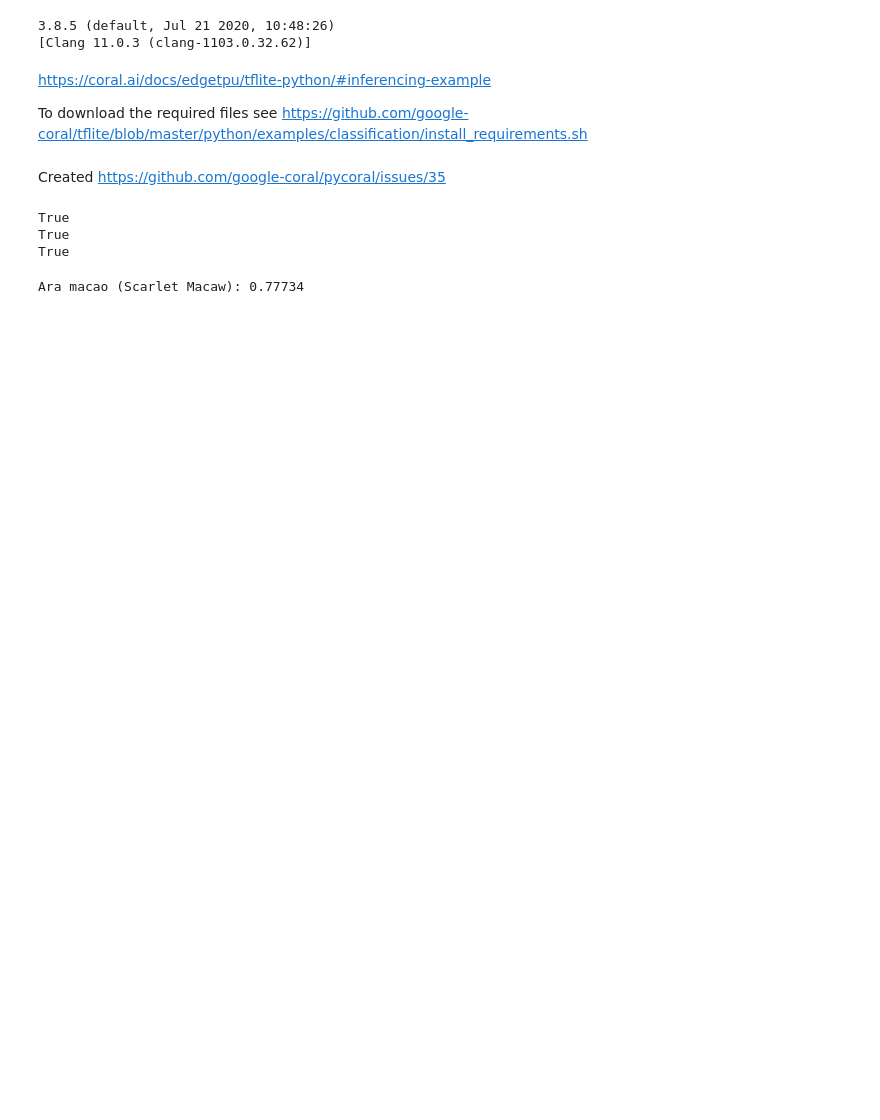
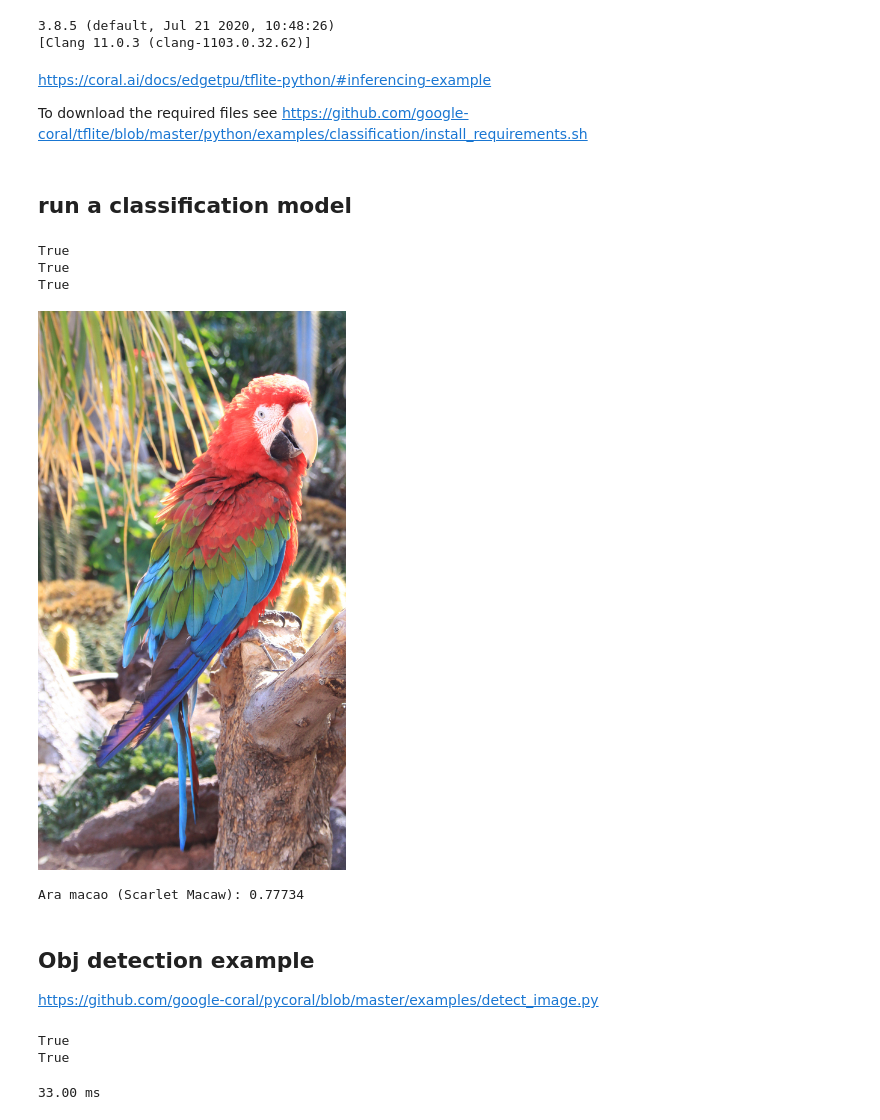
Before and after one commit to robmarkcole/pycoral-experiments, a Jupyter notebook: quickstart-macos.ipynb, the cells around one changed output. Saved outputs shown, nothing was run; the diff lists cells and outputs as text; code cells hidden in the pictures; blank space fills up the shorter version.

Commit message:
add obj detection

```diff
--- a/quickstart-macos.ipynb
+++ b/quickstart-macos.ipynb
@@ -23,5 +29,5 @@ from PIL import Image
 # %% [markdown]
-Created https://github.com/google-coral/pycoral/issues/35
+## run a classification model
 # %%
 model_file = os.path.join('models', 'mobilenet_v2_1.0_224_inat_bird_quant_edgetpu.tflite')
 # model_file = os.path.join('models', 'mobilenet_v2_1.0_224_inat_bird_quant.tflite')
@@ -36,6 +42,10 @@ print(os.path.isfile(image_file))
 True
 True
 True
+# %%
+Image.open(image_file)
+# %% [output]
+[figure, added]
 # %%
 # Initialize the TF interpreter
 interpreter = edgetpu.make_interpreter(model_file)
@@ -57,2 +67,5 @@ for c in classes:
 # %% [output]
 Ara macao (Scarlet Macaw): 0.77734
+# %% [markdown]
+## Obj detection example
+https://github.com/google-coral/pycoral/blob/master/examples/detect_image.py
@@ -58,0 +82,10 @@ Ara macao (Scarlet Macaw): 0.77734
+# %%
+model_file = os.path.join('models', 'ssd_mobilenet_v2_coco_quant_postprocess_edgetpu.tflite')
+# model_file = os.path.join('models', 'mobilenet_v2_1.0_224_inat_bird_quant.tflite')
+print(os.path.isfile(model_file))
+
+label_file = os.path.join('models', 'coco_labels.txt')
+print(os.path.isfile(label_file))
+# %% [output]
+True
+True
@@ -58,0 +103,10 @@ Ara macao (Scarlet Macaw): 0.77734
+# %%
+threshold = 0.4 # Score threshold for detected objects
+
+start = time.perf_counter()
+interpreter.invoke()
+inference_time = time.perf_counter() - start
+objs = detect.get_objects(interpreter, threshold, scale)
+print('%.2f ms' % (inference_time * 1000))
+# %% [output]
+33.00 ms
```
Also changed, not shown: parts of 6 cells of this notebook, 3 other files.
